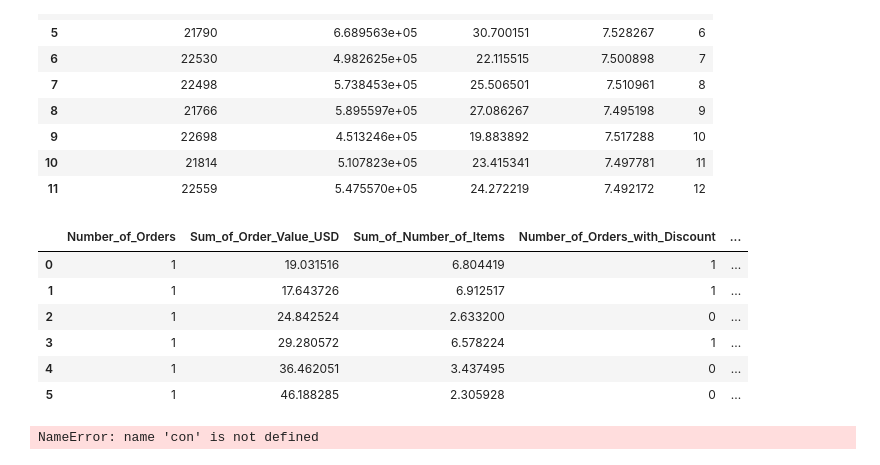
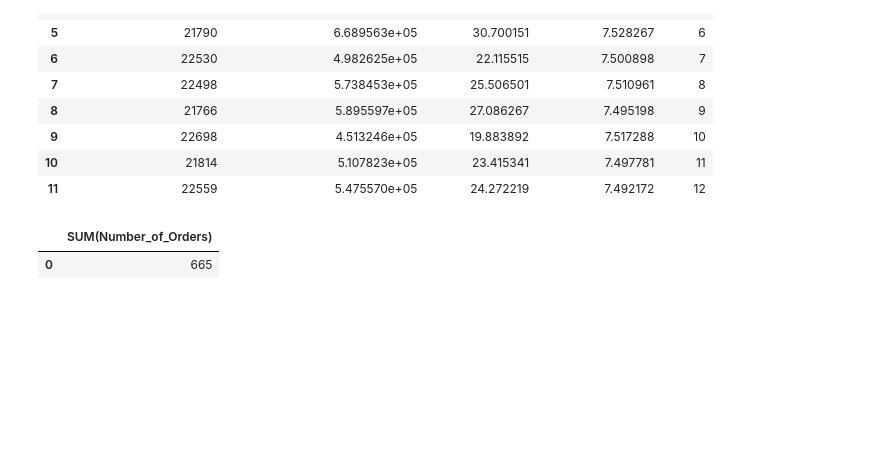
Before and after one commit to microsoft/assistant-pf-demo, a Jupyter notebook: src/generate_data/sqllite.ipynb, the cells around one changed output. Saved outputs shown, nothing was run; the diff lists cells and outputs as text; code cells hidden in the pictures; blank space fills up the shorter version.

```diff
--- a/src/generate_data/sqllite.ipynb
+++ b/src/generate_data/sqllite.ipynb
@@ -131,25 +131,12 @@ df
 | 11 | 22559 | 5.475570e+05 | 24.272219 | 7.492172 | 12 |
 # %%
 query = """
-SELECT * FROM order_data WHERE product_type LIKE '%Pillows%' AND Year = 2023 AND Month = 5 AND Day = 1
+SELECT SUM(Number_of_Orders) FROM order_data WHERE main_category = 'APPAREL' AND sub_category = "MEN'S CLOTHING" AND Month = 5 AND Year = 2024
 """
 df = pd.read_sql_query(query, con)
 df
 # %% [output]
-|  | Number_of_Orders | Sum_of_Order_Value_USD | Sum_of_Number_of_Items | Number_of_Orders_with_Discount | ... |
-| 0 | 1 | 19.031516 | 6.804419 | 1 | ... |
-| 1 | 1 | 17.643726 | 6.912517 | 1 | ... |
-| 2 | 1 | 24.842524 | 2.633200 | 0 | ... |
-| 3 | 1 | 29.280572 | 6.578224 | 1 | ... |
-| 4 | 1 | 36.462051 | 3.437495 | 0 | ... |
-| 5 | 1 | 46.188285 | 2.305928 | 0 | ... |
+|  | SUM(Number_of_Orders) |
+| 0 | 665 |
-# %%
-query = """
-SELECT * FROM order_data WHERE TRIM(product_type) LIKE 'TRAVEL PILLOWS'
-"""
-df = pd.read_sql_query(query, con)
-df
-# %% [output]
-NameError: name 'con' is not defined
 # %%
 con.close()
```
Also changed, not shown: parts of 1 cell of this notebook, 25 other files.
